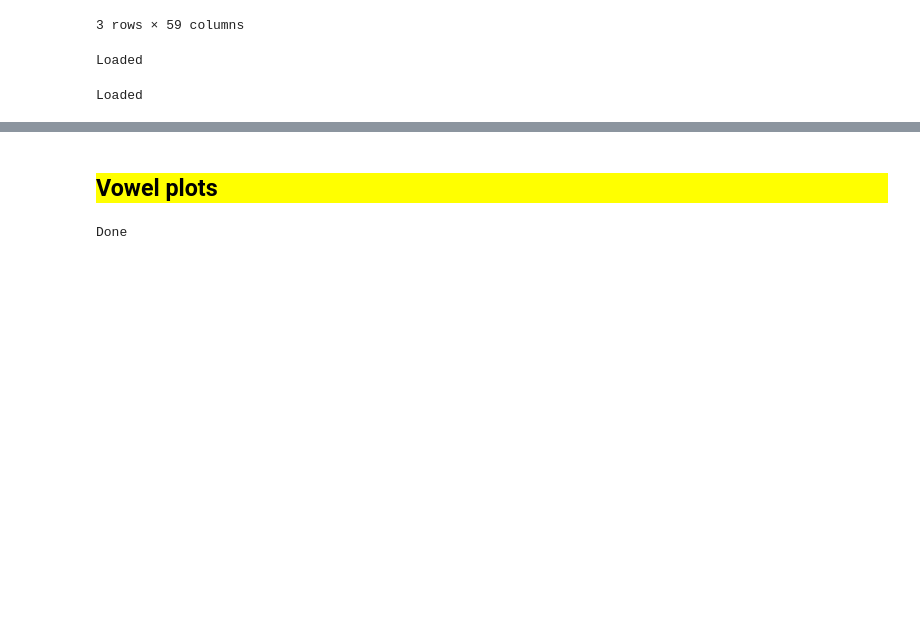
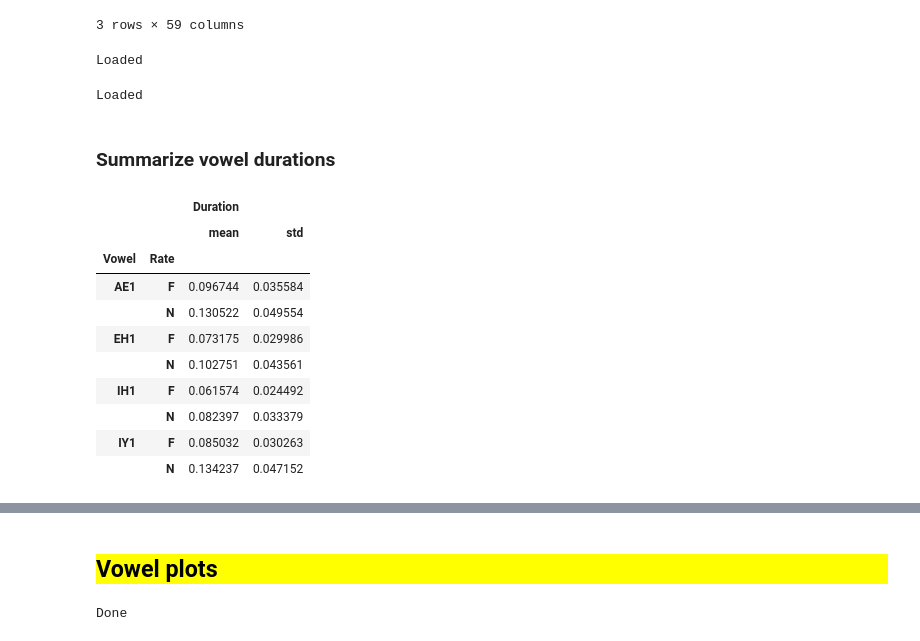
Before and after one commit to jaekookang/Articulatory-Data-Processor, a Jupyter notebook: 1-04_acous_analysis.ipynb, the cells around one changed output, grey strips where cells are left out. Drawn from its saved outputs; the diff is of its cells as text; code cells hidden in the pictures; blank space fills up the shorter version.

```diff
--- a/1-04_acous_analysis.ipynb
+++ b/1-04_acous_analysis.ipynb
@@ -127,3 +130,24 @@ time_list = D.TimeAt.unique().tolist()
 print('Loaded')
 # %% [output]
 Loaded
+# %% [markdown]
+### Summarize vowel durations
+# %%
+# Female speakers
+(D.loc[D.Speaker.isin(['F01','F02','F03','F04'])&(D.TimeAt==0.5)&(D.Vowel.isin(['IY1','IH1','EH1','AE1'])),
+       ['Vowel', 'Rate', 'Duration']]
+ .groupby(['Vowel', 'Rate'])
+ .agg({'Duration': ['mean', 'std']})
+)
+# %% [output]
+|  |  | Duration |  |
+|  |  | mean | std |
+| Vowel | Rate |  |  |
+| AE1 | F | 0.096744 | 0.035584 |
+|  | N | 0.130522 | 0.049554 |
+| EH1 | F | 0.073175 | 0.029986 |
+|  | N | 0.102751 | 0.043561 |
+| IH1 | F | 0.061574 | 0.024492 |
+|  | N | 0.082397 | 0.033379 |
+| IY1 | F | 0.085032 | 0.030263 |
+|  | N | 0.134237 | 0.047152 |
```
Also changed, not shown: parts of 2 cells of this notebook.
